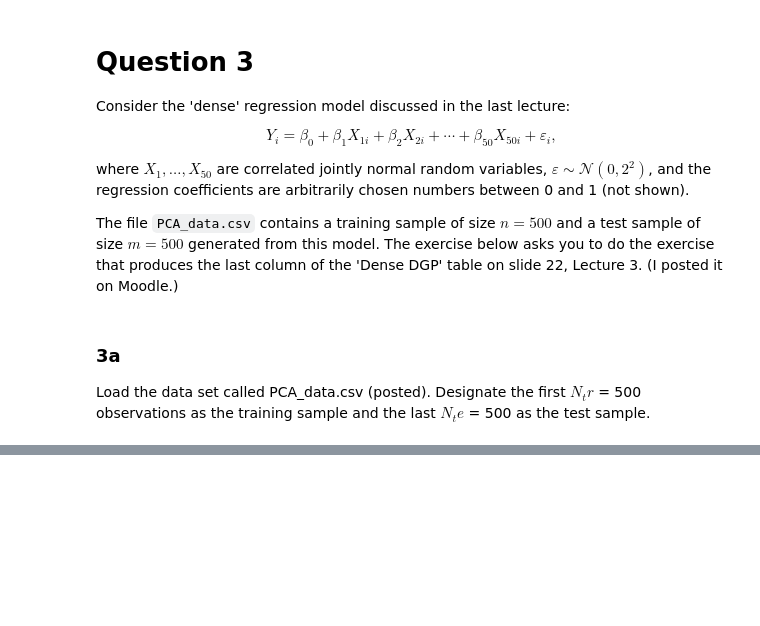
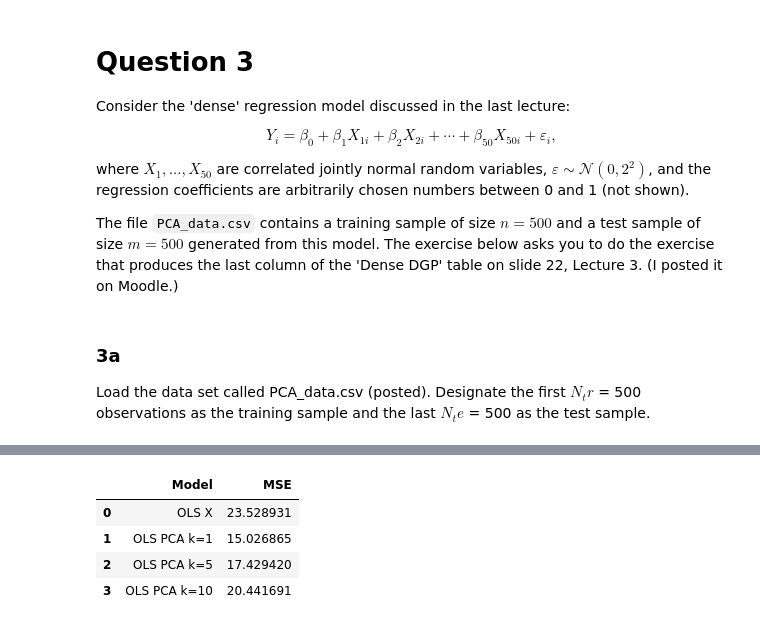
Before and after one commit to Iandrewburg/Data_Science, a Jupyter notebook: Data_Science_1/Assignment.ipynb, the cells around one changed output, grey strips where cells are left out. Saved outputs shown, nothing was run; the diff lists cells and outputs as text; code cells hidden in the pictures; blank space fills up the shorter version.

```diff
--- a/Data_Science_1/Assignment.ipynb
+++ b/Data_Science_1/Assignment.ipynb
@@ -215,0 +235,6 @@ data = pd.read_csv("")
+# %%
+# Designate the first Ntr observations as the training sample
+train_sample = data.iloc[:500]
+
+# Designate the last Nte observations as the test sample
+test_sample = data.iloc[-500:]
@@ -215,0 +284,27 @@ data = pd.read_csv("")
+# %%
+# initializing the results list for appending the MSE scores
+results = []
+
+# splitting the x and y variables in the training sample
+y_train = train_sample['Y']
+X_train = train_sample.drop(columns=['Y'])
+
+# splitting the x and y variables in the test sample
+y_test = test_sample['Y']
+X_test = test_sample.drop(columns=['Y'])
+
+# running the linear regression on all 50 X variables
+ols_x = LinearRegression().fit(X_train, y_train)
+
+# predicting the model on itself
+prediction = ols_x.predict(X_train)
+
+# calculating the MSE
+mse_ols_x = np.mean((prediction - y_test)**2)
+
+# appending the MSE score to the results table
+results.append({"Model": "OLS X", "MSE": mse_ols_x})
+
+print(f"Coefficients: {ols_x.coef_}")
+print(f"MSE: {mse_ols_x}\n")
+print("-"*75)
@@ -215,0 +373,8 @@ data = pd.read_csv("")
+# %%
+pd.DataFrame(results)
+# %% [output]
+|  | Model | MSE |
+| 0 | OLS X | 23.528931 |
+| 1 | OLS PCA k=1 | 15.026865 |
+| 2 | OLS PCA k=5 | 17.429420 |
+| 3 | OLS PCA k=10 | 20.441691 |
```
Also changed, not shown: parts of 7 cells of this notebook, 1 other file.
